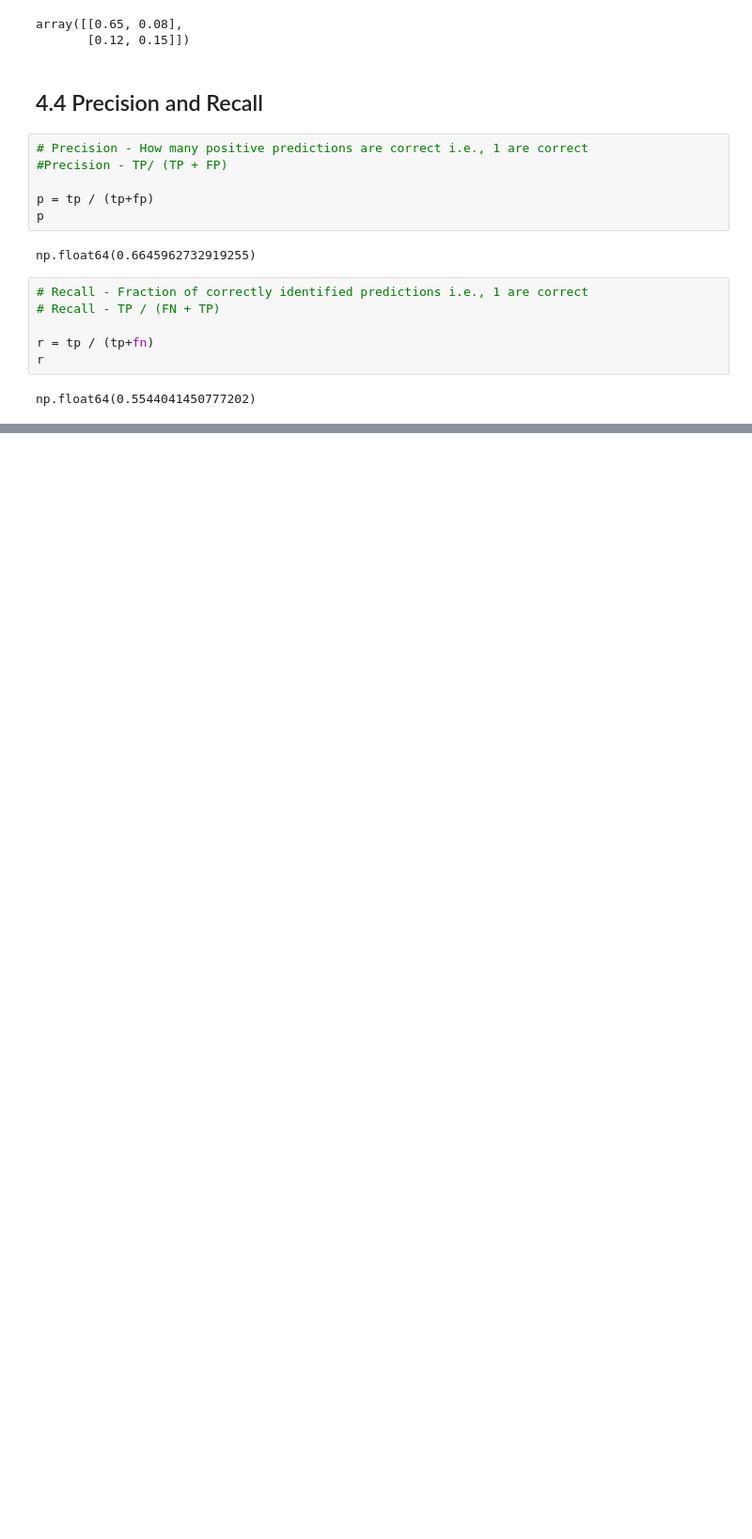
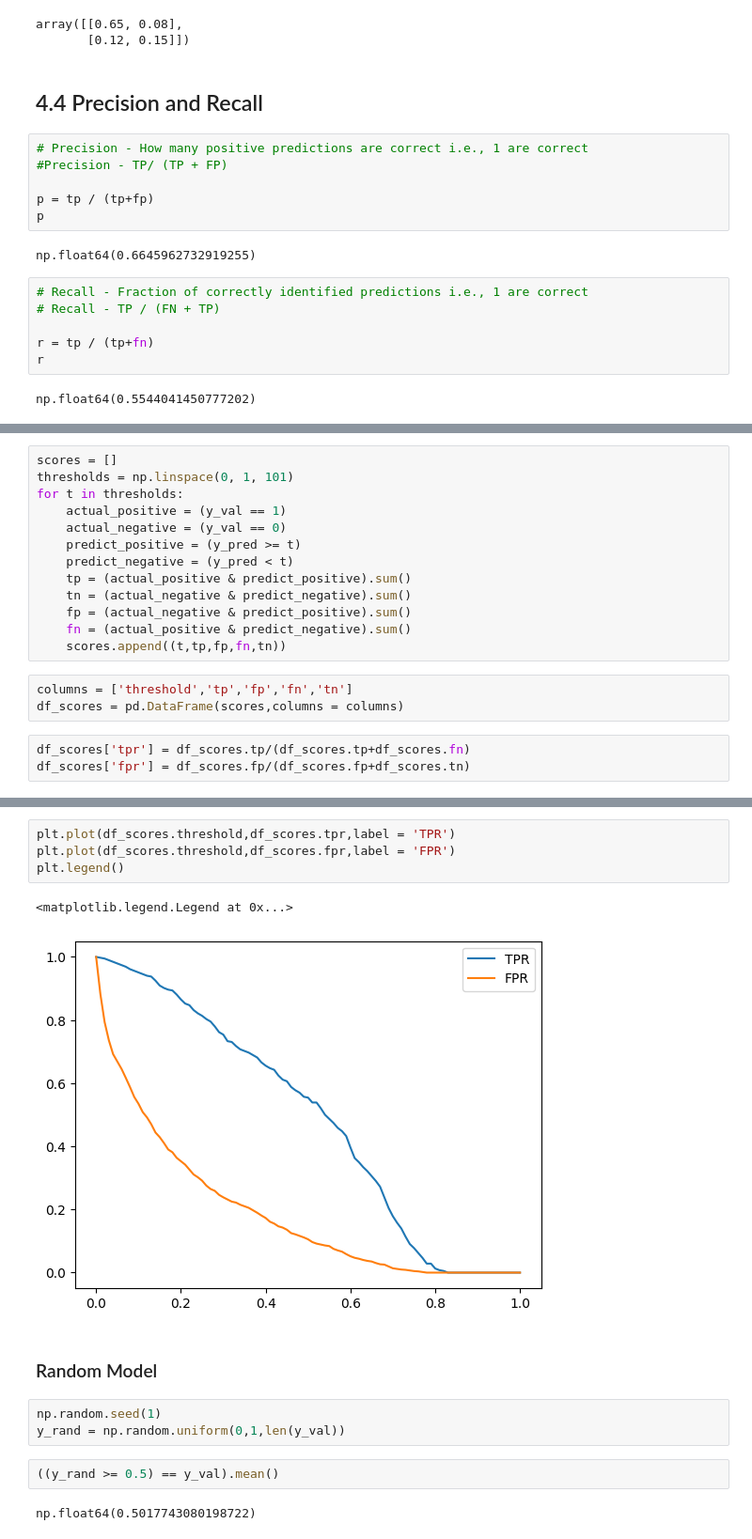
Before and after one commit to cyriljason7/machine-learning-zoomcamp-homework, a Jupyter notebook: 04-evaluation/04-metrics-live.ipynb, the cells around one changed output, grey strips where cells are left out. Shown: that part at 94% size. Saved outputs shown, nothing was run; the diff lists cells and outputs as text; blank space fills up the shorter version.

Commit message:
add ROC curve to churn prediction

```diff
--- a/04-evaluation/04-metrics-live.ipynb
+++ b/04-evaluation/04-metrics-live.ipynb
@@ -216,0 +235,19 @@ np.float64(0.5544041450777202)
+# %%
+scores = []
+thresholds = np.linspace(0, 1, 101)
+for t in thresholds:
+    actual_positive = (y_val == 1)
+    actual_negative = (y_val == 0)
+    predict_positive = (y_pred >= t)
+    predict_negative = (y_pred < t)
+    tp = (actual_positive & predict_positive).sum()
+    tn = (actual_negative & predict_negative).sum()
+    fp = (actual_negative & predict_positive).sum()
+    fn = (actual_positive & predict_negative).sum()
+    scores.append((t,tp,fp,fn,tn))
+# %%
+columns = ['threshold','tp','fp','fn','tn']
+df_scores = pd.DataFrame(scores,columns = columns)
+# %%
+df_scores['tpr'] = df_scores.tp/(df_scores.tp+df_scores.fn)
+df_scores['fpr'] = df_scores.fp/(df_scores.fp+df_scores.tn)
@@ -216,0 +269,16 @@ np.float64(0.5544041450777202)
+# %%
+plt.plot(df_scores.threshold,df_scores.tpr,label = 'TPR')
+plt.plot(df_scores.threshold,df_scores.fpr,label = 'FPR')
+plt.legend()
+# %% [output]
+<matplotlib.legend.Legend at 0x...>
+[figure, added]
+# %% [markdown]
+### Random Model
+# %%
+np.random.seed(1)
+y_rand = np.random.uniform(0,1,len(y_val))
+# %%
+((y_rand >= 0.5) == y_val).mean()
+# %% [output]
+np.float64(0.5017743080198722)
```
Also changed, not shown: parts of 21 cells of this notebook.
